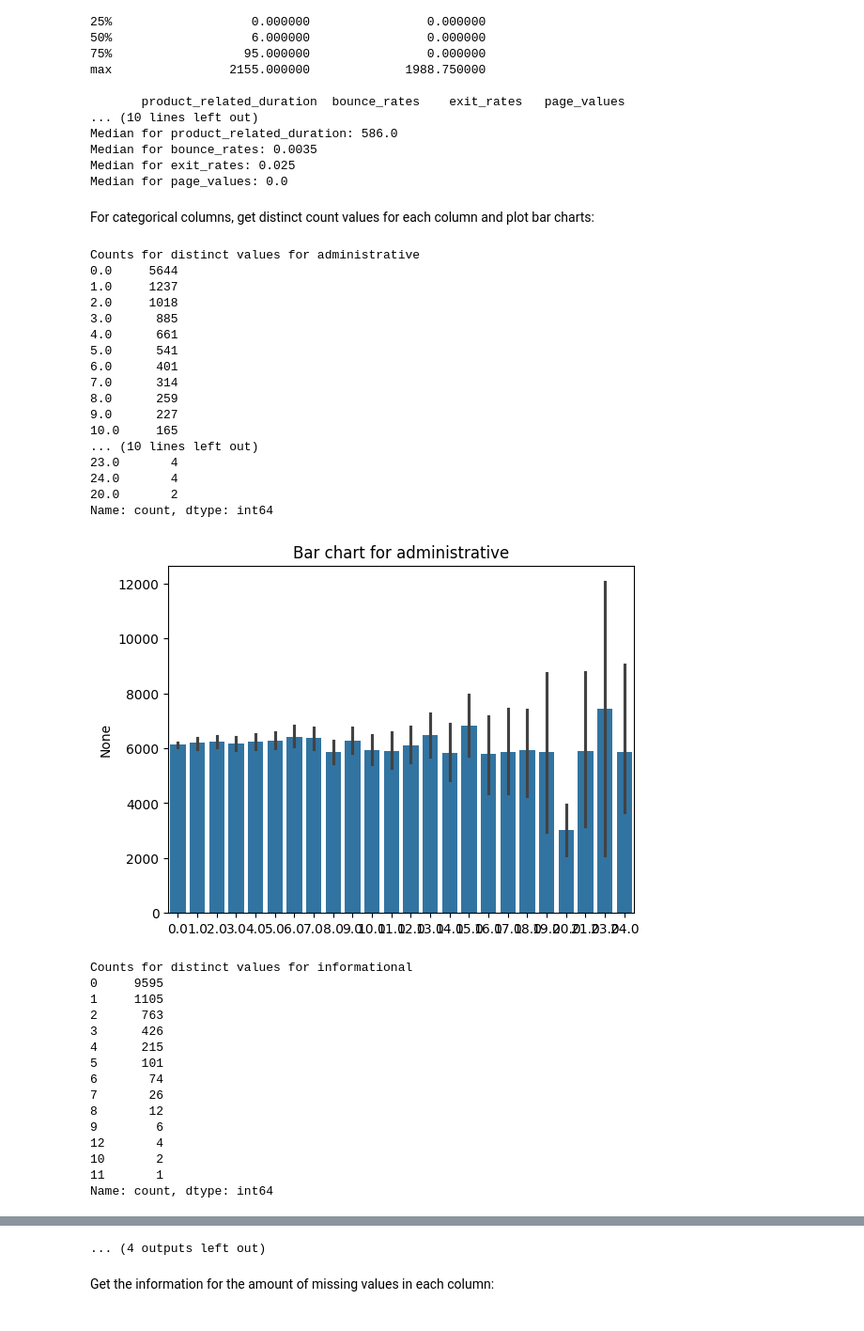
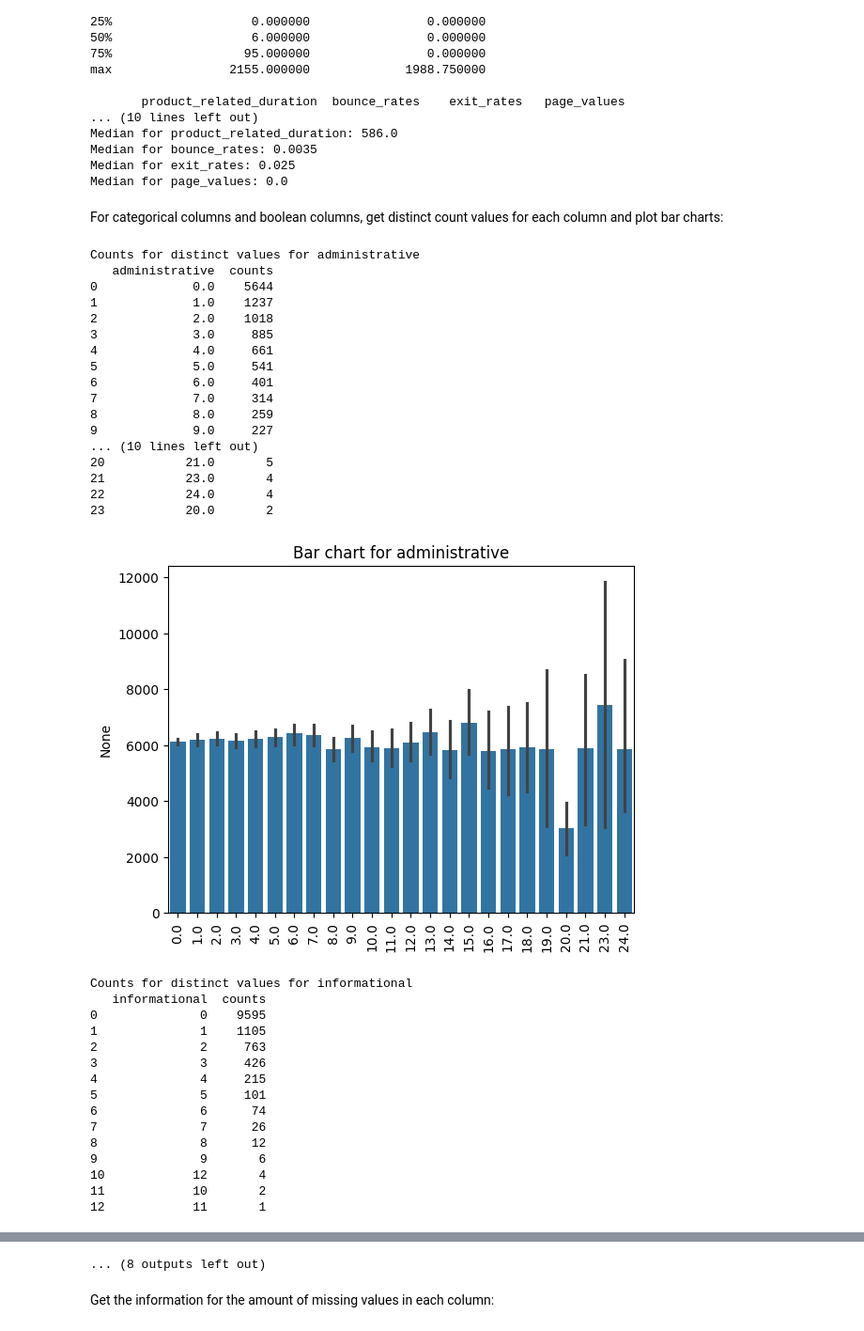
Before and after one commit to MadokaKumamaru/exploratory-data-analysis---online-shopping-in-retail309, a Jupyter notebook: retail_EDA_report.ipynb, the cells around one changed output, grey strips where cells are left out. Shown: that part at 94% size. Saved outputs shown, nothing was run; the diff lists cells and outputs as text; code cells hidden in the pictures.

```diff
--- a/retail_EDA_report.ipynb
+++ b/retail_EDA_report.ipynb
@@ -109,42 +109,46 @@ Median for bounce_rates: 0.0035
 Median for exit_rates: 0.025
 Median for page_values: 0.0
 # %% [markdown]
-For categorical columns, get distinct count values for each column and plot bar charts:
+For categorical columns and boolean columns, get distinct count values for each column and plot bar charts:
 # %%
 for column in categorical_columns:
     customer_activity_info.get_counts(column)
     customer_activity_plot.plot_barchart(column)
+
+for column in boolean_columns:
+    customer_activity_info.get_counts(column)
+    customer_activity_plot.plot_barchart(column)
 # %% [output]
 Counts for distinct values for administrative
-0.0     5644
-1.0     1237
-2.0     1018
-3.0      885
-4.0      661
-5.0      541
-6.0      401
-7.0      314
-8.0      259
-9.0      227
-10.0     165
+   administrative  counts
+0             0.0    5644
+1             1.0    1237
+2             2.0    1018
+3             3.0     885
+4             4.0     661
+5             5.0     541
+6             6.0     401
+7             7.0     314
+8             8.0     259
+9             9.0     227
 ... (10 lines left out)
-23.0       4
-24.0       4
-20.0       2
-Name: count, dtype: int64
+20           21.0       5
+21           23.0       4
+22           24.0       4
+23           20.0       2
-[figure, old version]
+[figure, new version]
 Counts for distinct values for informational
-0     9595
-1     1105
-2      763
-3      426
-4      215
-5      101
-6       74
-7       26
-8       12
-9        6
-12       4
-10       2
-11       1
-Name: count, dtype: int64
+   informational  counts
+0              0    9595
+1              1    1105
+2              2     763
+3              3     426
+4              4     215
+5              5     101
+6              6      74
+7              7      26
+8              8      12
+9              9       6
+10            12       4
+11            10       2
+12            11       1
@@ -205,4 +211,4 @@ Name: count, dtype: int64
-... (4 outputs left out)
+... (8 outputs left out)
 # %% [markdown]
 Get the information for the amount of missing values in each column:
 # %%
```
Also changed, not shown: parts of 20 cells of this notebook, 4 other files.
